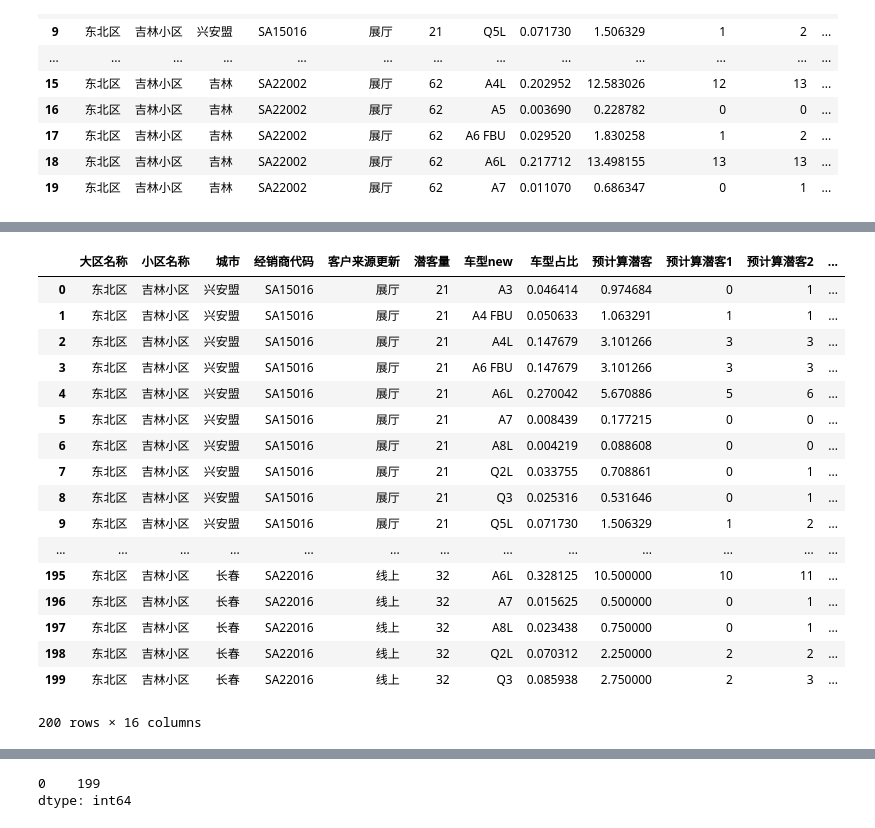
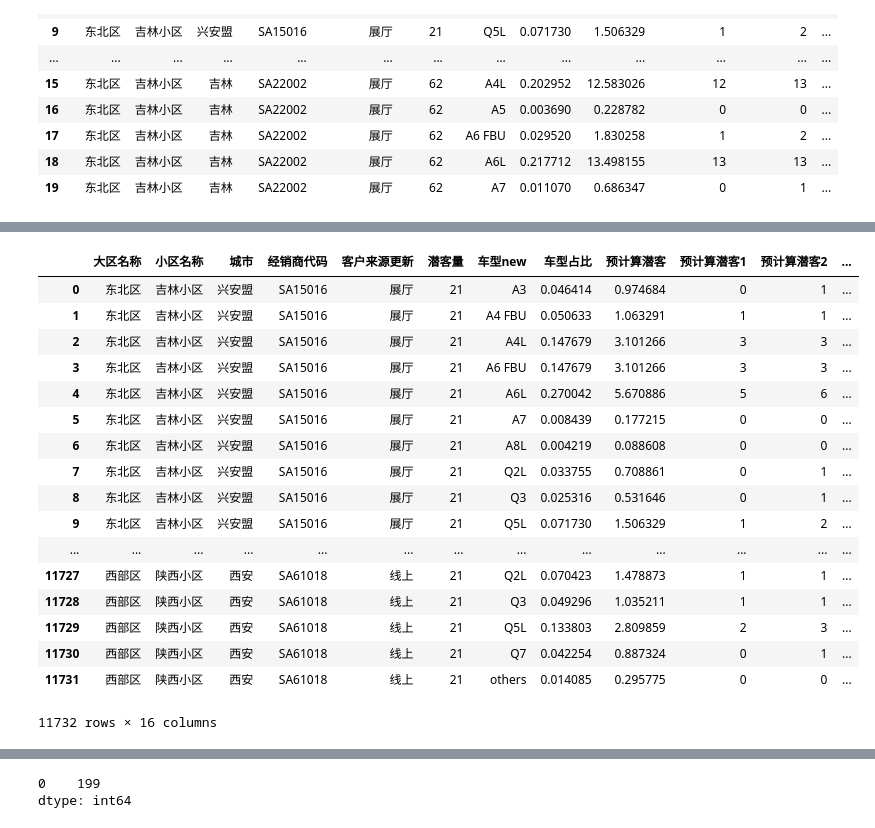
Before and after one commit to orinbai/notebook, a Jupyter notebook: missval.ipynb, the cells around one changed output, grey strips where cells are left out. Drawn from its saved outputs; the diff is of its cells as text; code cells hidden in the pictures.

```diff
--- a/missval.ipynb
+++ b/missval.ipynb
@@ -200,2 +121,4 @@ dataUSE2b = dataUSE2b.groupby(['大区名称', '小区名称', '城市', '经销
+# %%
+datatmp = dataUSE2b.copy()
 # %%
-datatmp = dataUSE2b.head(200)
+datatmp.head()
@@ -315,7 +225,8 @@ datatmp.head(20)
 # 计算经销商分来源的预计算潜客2的汇总
 dataUSEpre = datatmp.groupby(['大区名称', '小区名称', '城市', '经销商代码', '客户来源更新'])['预计算潜客2'].sum().reset_index()
 # %%
-dataUSEadj = datatmp.groupby(['大区名称', '小区名称', '城市', '经销商代码', '客户来源更新'])['预计算潜客2'].sum().reset_index()
-dataUSEadj = dataUSE2b.head(200).merge(dataUSEpre[['经销商代码', '客户来源更新', '预计算潜客2']], on=['经销商代码', '客户来源更新'])
+#dataUSEadj = datatmp.groupby(['大区名称', '小区名称', '城市', '经销商代码', '客户来源更新'])['预计算潜客2'].sum().reset_index()
+#dataUSEadj = dataUSE2b.head(200).merge(dataUSEpre[['经销商代码', '客户来源更新', '预计算潜客2']], on=['经销商代码', '客户来源更新'])
+dataUSEadj = dataUSE2b.merge(dataUSEpre[['经销商代码', '客户来源更新', '预计算潜客2']], on=['经销商代码', '客户来源更新'])
 dataUSEadj['差值'] = dataUSEadj['潜客量'] - dataUSEadj['预计算潜客2']
 # %%
@@ -355,23 +249,23 @@ def balanceCom(rows):
 # %%
 datatmp['预计算真值'] = datatmp.apply(balanceCom, axis=1)
 # %%
-datatmp.head(200)
+datatmp
 # %% [output]
 |  | 大区名称 | 小区名称 | 城市 | 经销商代码 | 客户来源更新 | 潜客量 | 车型new | 车型占比 | 预计算潜客 | 预计算潜客1 | 预计算潜客2 | ... |
 | 0 | 东北区 | 吉林小区 | 兴安盟 | SA15016 | 展厅 | 21 | A3 | 0.046414 | 0.974684 | 0 | 1 | ... |
 | 1 | 东北区 | 吉林小区 | 兴安盟 | SA15016 | 展厅 | 21 | A4 FBU | 0.050633 | 1.063291 | 1 | 1 | ... |
 | 2 | 东北区 | 吉林小区 | 兴安盟 | SA15016 | 展厅 | 21 | A4L | 0.147679 | 3.101266 | 3 | 3 | ... |
 | 3 | 东北区 | 吉林小区 | 兴安盟 | SA15016 | 展厅 | 21 | A6 FBU | 0.147679 | 3.101266 | 3 | 3 | ... |
 | 4 | 东北区 | 吉林小区 | 兴安盟 | SA15016 | 展厅 | 21 | A6L | 0.270042 | 5.670886 | 5 | 6 | ... |
 | 5 | 东北区 | 吉林小区 | 兴安盟 | SA15016 | 展厅 | 21 | A7 | 0.008439 | 0.177215 | 0 | 0 | ... |
 | 6 | 东北区 | 吉林小区 | 兴安盟 | SA15016 | 展厅 | 21 | A8L | 0.004219 | 0.088608 | 0 | 0 | ... |
 | 7 | 东北区 | 吉林小区 | 兴安盟 | SA15016 | 展厅 | 21 | Q2L | 0.033755 | 0.708861 | 0 | 1 | ... |
 | 8 | 东北区 | 吉林小区 | 兴安盟 | SA15016 | 展厅 | 21 | Q3 | 0.025316 | 0.531646 | 0 | 1 | ... |
 | 9 | 东北区 | 吉林小区 | 兴安盟 | SA15016 | 展厅 | 21 | Q5L | 0.071730 | 1.506329 | 1 | 2 | ... |
 | ... | ... | ... | ... | ... | ... | ... | ... | ... | ... | ... | ... | ... |
-| 195 | 东北区 | 吉林小区 | 长春 | SA22016 | 线上 | 32 | A6L | 0.328125 | 10.500000 | 10 | 11 | ... |
-| 196 | 东北区 | 吉林小区 | 长春 | SA22016 | 线上 | 32 | A7 | 0.015625 | 0.500000 | 0 | 1 | ... |
-| 197 | 东北区 | 吉林小区 | 长春 | SA22016 | 线上 | 32 | A8L | 0.023438 | 0.750000 | 0 | 1 | ... |
-| 198 | 东北区 | 吉林小区 | 长春 | SA22016 | 线上 | 32 | Q2L | 0.070312 | 2.250000 | 2 | 2 | ... |
-| 199 | 东北区 | 吉林小区 | 长春 | SA22016 | 线上 | 32 | Q3 | 0.085938 | 2.750000 | 2 | 3 | ... |
+| 11727 | 西部区 | 陕西小区 | 西安 | SA61018 | 线上 | 21 | Q2L | 0.070423 | 1.478873 | 1 | 1 | ... |
+| 11728 | 西部区 | 陕西小区 | 西安 | SA61018 | 线上 | 21 | Q3 | 0.049296 | 1.035211 | 1 | 1 | ... |
+| 11729 | 西部区 | 陕西小区 | 西安 | SA61018 | 线上 | 21 | Q5L | 0.133803 | 2.809859 | 2 | 3 | ... |
+| 11730 | 西部区 | 陕西小区 | 西安 | SA61018 | 线上 | 21 | Q7 | 0.042254 | 0.887324 | 0 | 1 | ... |
+| 11731 | 西部区 | 陕西小区 | 西安 | SA61018 | 线上 | 21 | others | 0.014085 | 0.295775 | 0 | 0 | ... |
-200 rows × 16 columns
+11732 rows × 16 columns
```
Also changed, not shown: parts of 15 cells of this notebook.
